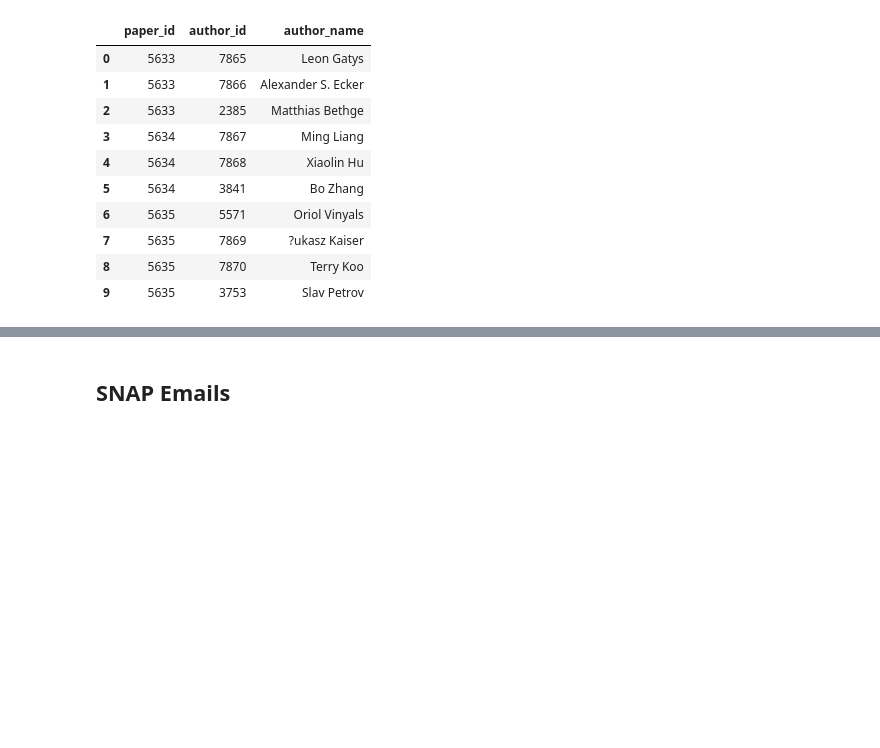
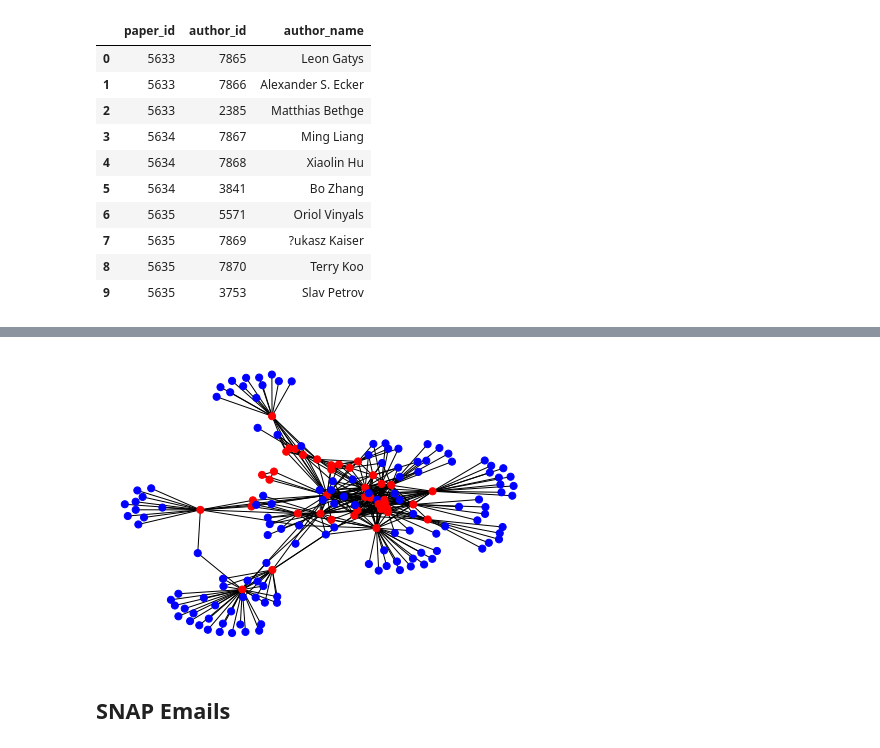
Before and after one commit to anmokhta/DSC180A-Project1, a Jupyter notebook: notebooks/w7.ipynb, the cells around one changed output, grey strips where cells are left out. Cells and saved outputs as stored; diff of their text form; code cells hidden in the pictures; blank space fills up the shorter version.

```diff
--- a/notebooks/w7.ipynb
+++ b/notebooks/w7.ipynb
@@ -77,3 +116,18 @@ save_graph(G_NIPS, "../data/NIPS/graph3.pdf")
+# %%
+G_big = nx.Graph()
+
+for p, a in df_nips.groupby('paper_id')['author_name']:
+    # TESTING print(a)
+    for a1, a2 in itertools.combinations(a, 2):
+        if (a1 in clique_nodes) or (a2 in clique_nodes):
+            # creates an edge
+            read_edge(G_big, a1, a2)
+
+# red is nodes connected to highest degree node
+pred_clique_color = ['r' if node in clique_nodes else 'b' for node in G_big]
+nx.draw(G_big, node_color = pred_clique_color, node_size=50)
+# %% [output]
+[figure, added]
 # %% [markdown]
 ## SNAP Emails
 # %%
```
Also changed, not shown: parts of 11 cells of this notebook.
